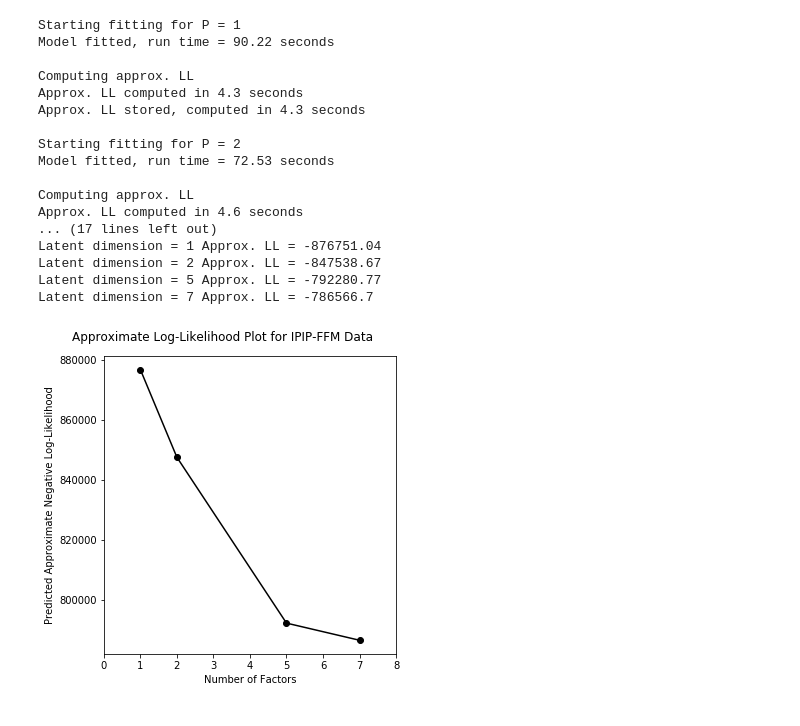
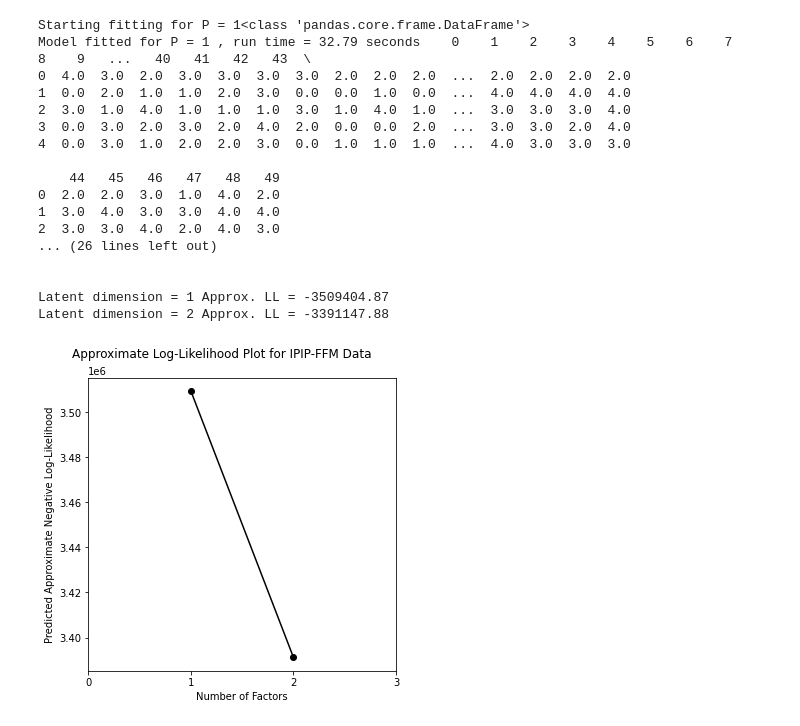
Before and after one commit to cjurban/deepirtools, a Jupyter notebook: runner_SH.ipynb, the cells around one changed output. Cells and saved outputs as stored; diff of their text form; code cells hidden in the pictures.

Commit message:
Included print statements and reorganized data loader usage

```diff
--- a/runner_SH.ipynb
+++ b/runner_SH.ipynb
@@ -80,0 +73,6 @@ ipip_train_loader = torch.utils.data.DataLoader(
+# %%
+## Start here to read in an integer-encoded datafile
+ipip_filename = "ipip_ffm_recoded_int.csv"
+csv_data = pd.read_csv(ipip_filename, sep = ",", header = None)
+csv_data =csv_data.subtract(1)
+csv_data.head()
@@ -81,29 +87,31 @@ ipip_train_loader = torch.utils.data.DataLoader(
 # %%
 # Extract log likelihood
-log_likelihoods = screeplot(latent_dims = [1, 2, 5, 7],
-                            n_cats = [5] * 50,
+log_likelihoods = screeplot(latent_dims = [1, 2],
+                            csv_data = csv_data,
+                            categories = np.tile(np.array([[1,2,3,4,5]]), (csv_data.shape[1], 1)),
+                            n_cats = [5] * csv_data.shape[1],
                             device = device,
-                            ipip_train_loader = ipip_train_loader,
-                            ipip_test_loader = ipip_test_loader,
+                            which_split = "full",
+                            test_size = .1,
                             iw_samples_bic = 100,
                             title = "Approximate Log-Likelihood Plot for IPIP-FFM Data")
 # %% [output]
-Starting fitting for P = 1
-Model fitted, run time = 90.22 seconds
+Starting fitting for P = 1<class 'pandas.core.frame.DataFrame'>
+Model fitted for P = 1 , run time = 32.79 seconds    0    1    2    3    4    5    6    7    8    9   ...   40   41   42   43  \
+0  4.0  3.0  2.0  3.0  3.0  3.0  3.0  2.0  2.0  2.0  ...  2.0  2.0  2.0  2.0
+1  0.0  2.0  1.0  1.0  2.0  3.0  0.0  0.0  1.0  0.0  ...  4.0  4.0  4.0  4.0
+2  3.0  1.0  4.0  1.0  1.0  1.0  3.0  1.0  4.0  1.0  ...  3.0  3.0  3.0  4.0
+3  0.0  3.0  2.0  3.0  2.0  4.0  2.0  0.0  0.0  2.0  ...  3.0  3.0  2.0  4.0
+4  0.0  3.0  1.0  2.0  2.0  3.0  0.0  1.0  1.0  1.0  ...  4.0  3.0  3.0  3.0
 
-Computing approx. LL
-Approx. LL computed in 4.3 seconds
-Approx. LL stored, computed in 4.3 seconds
+    44   45   46   47   48   49
+0  2.0  2.0  3.0  1.0  4.0  2.0
+1  3.0  4.0  3.0  3.0  4.0  4.0
+2  3.0  3.0  4.0  2.0  4.0  3.0
+... (26 lines left out)
 
-Starting fitting for P = 2
-Model fitted, run time = 72.53 seconds
 
-Computing approx. LL
-Approx. LL computed in 4.6 seconds
-... (17 lines left out)
-Latent dimension = 1 Approx. LL = -876751.04
-Latent dimension = 2 Approx. LL = -847538.67
-Latent dimension = 5 Approx. LL = -792280.77
-Latent dimension = 7 Approx. LL = -786566.7
+Latent dimension = 1 Approx. LL = -3509404.87
+Latent dimension = 2 Approx. LL = -3391147.88
-[figure, old version]
+[figure, new version]
 # %%
```
Also changed, not shown: parts of 7 cells of this notebook, 5 other files.
